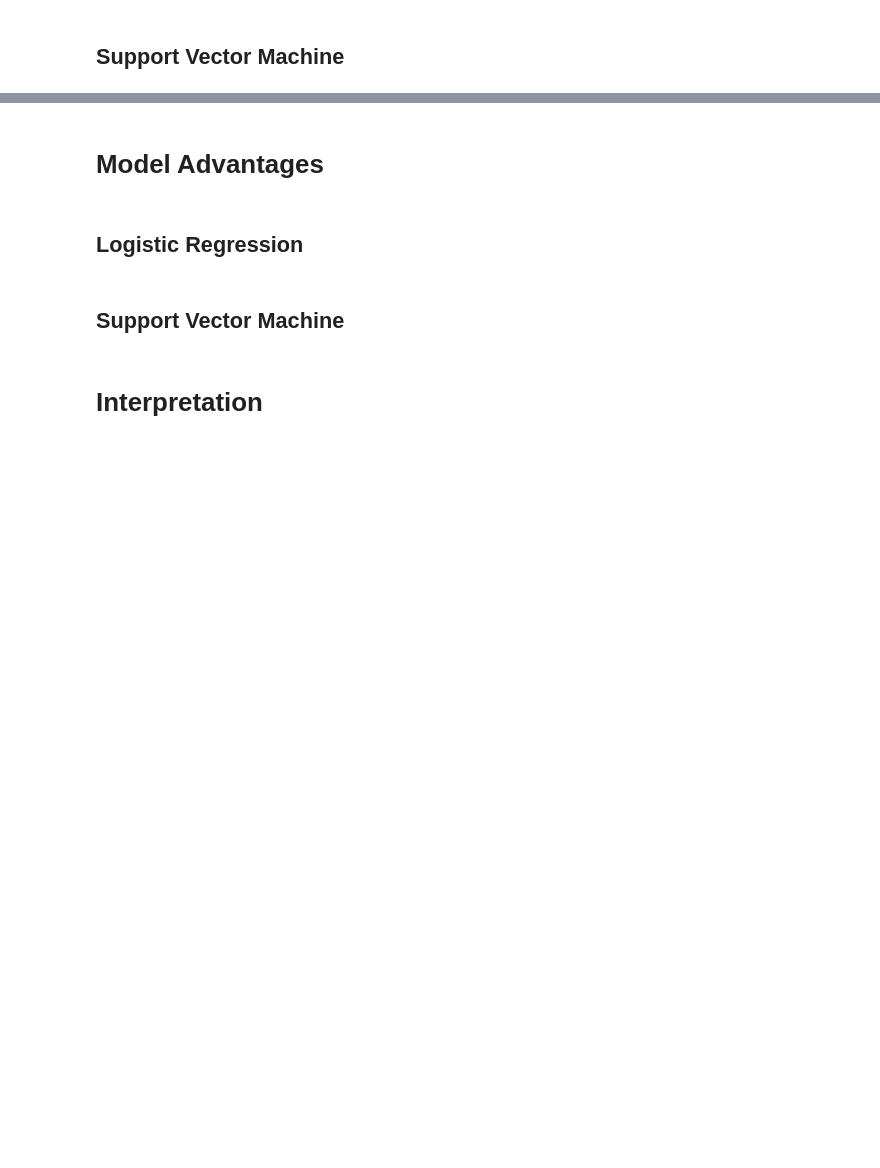
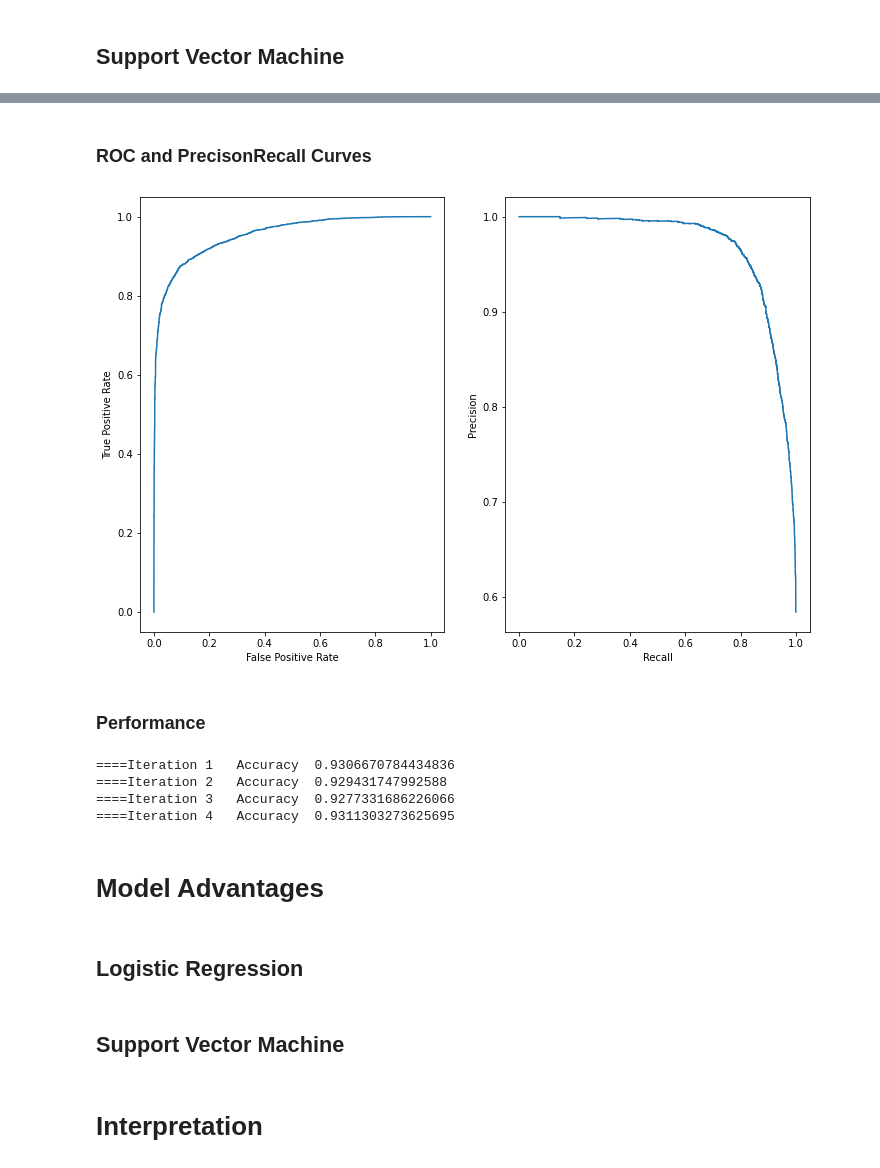
Before and after one commit to sachinac/ML7331, a Jupyter notebook: msds_7331_mini_lab.ipynb, the cells around one changed output, grey strips where cells are left out. Drawn from its saved outputs; the diff is of its cells as text; code cells hidden in the pictures; blank space fills up the shorter version.

```diff
--- a/msds_7331_mini_lab.ipynb
+++ b/msds_7331_mini_lab.ipynb
@@ -549,0 +551,8 @@ x1
+# %%
+from sklearn import linear_model
+from sklearn.svm import SVC
+
+#clf = linear_model.SGDClassifier()
+clf = SVC(C=0.5, kernel='rbf', degree=3, gamma='auto') # get object
+clf.fit(X1train_Sparse, y_train)
+y_score = clf.decision_function(X1test_Sparse)
@@ -550,3 +576,66 @@ x1
+# %% [markdown]
+### ROC and PrecisonRecall Curves
+# %%
+fpr, tpr, _ = roc_curve(y_test, y_score, pos_label=clf.classes_[1])
+roc_display = RocCurveDisplay(fpr=fpr, tpr=tpr)
+
+prec, recall, _ = precision_recall_curve(y_test, y_score,
+                                        pos_label=clf.classes_[1])
+pr_display = PrecisionRecallDisplay(precision=prec, recall=recall)
+
+fig, (ax1, ax2) = plt.subplots(1, 2, figsize=(12, 8))
+
+roc_display.plot(ax=ax1)
+pr_display.plot(ax=ax2)
+plt.show()
+# %% [output]
+[figure, added]
+# %% [markdown]
+### Performance
+# %%
+clf = linear_model.SGDClassifier()
+
+cv_object = ShuffleSplit( n_splits  = 4,
+                          test_size = 0.2 )
+
+iter_num=0
+X1train_cv  = X1train_Sparse.todense()
+
+acc = []
+pre = []
+rec = []
+f1s = []
+
+# the indices are the rows used for training and testing in each iteration
+for train_indices, test_indices in cv_object.split(X1train_cv):
+    # I will create new variables here so that it is more obvious what
+    # the code is doing (you can compact this syntax and avoid duplicating memory,
+    # but it makes this code less readable)
+    Xtrain = csr_matrix(X1train_cv[train_indices])
+    ytrain = y_train[train_indices]
+
+    Xtest = csr_matrix(X1train_cv[test_indices])
+    ytest = y_train[test_indices]
+
+    # train the reusable logisitc regression model on the training data
+    clf.fit(Xtrain,ytrain)  # train object
+    y_hat = clf.predict(Xtest) # get test set precitions
+
+    # now let's get the accuracy and confusion matrix for this iterations of training/testing
+    acc.append(mt.accuracy_score(ytest,y_hat))
+    pre.append(mt.precision_score(ytest,y_hat))
+    rec.append(mt.recall_score(ytest,y_hat))
+    f1s.append(mt.f1_score(ytest,y_hat))
+
+    conf = mt.confusion_matrix(ytest,y_hat)
+    print("====Iteration",iter_num+1,"  Accuracy ",mt.accuracy_score(ytest,y_hat))
+
+    iter_num+=1
+# %% [output]
+====Iteration 1   Accuracy  0.9306670784434836
+====Iteration 2   Accuracy  0.929431747992588
+====Iteration 3   Accuracy  0.9277331686226066
+====Iteration 4   Accuracy  0.9311303273625695
 # %% [markdown]
 # Model Advantages
 # %% [markdown]
```
Also changed, not shown: parts of 7 cells of this notebook.
